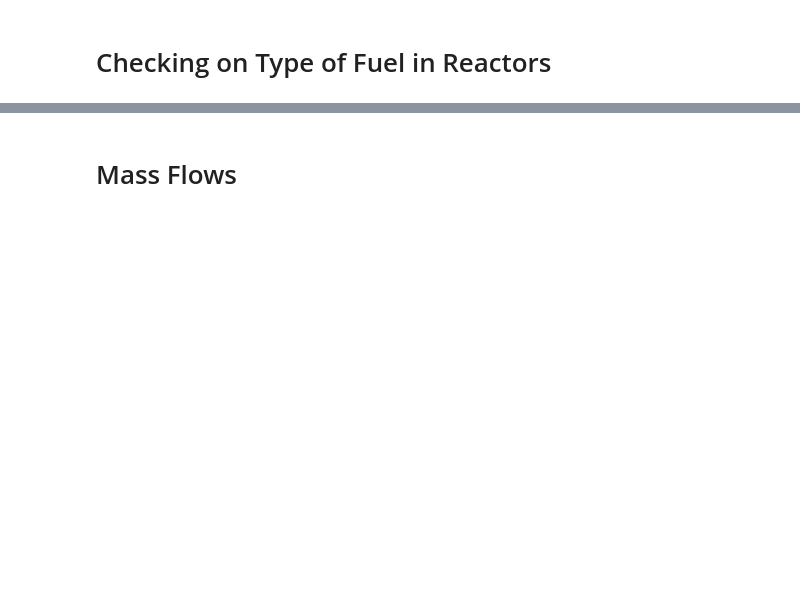
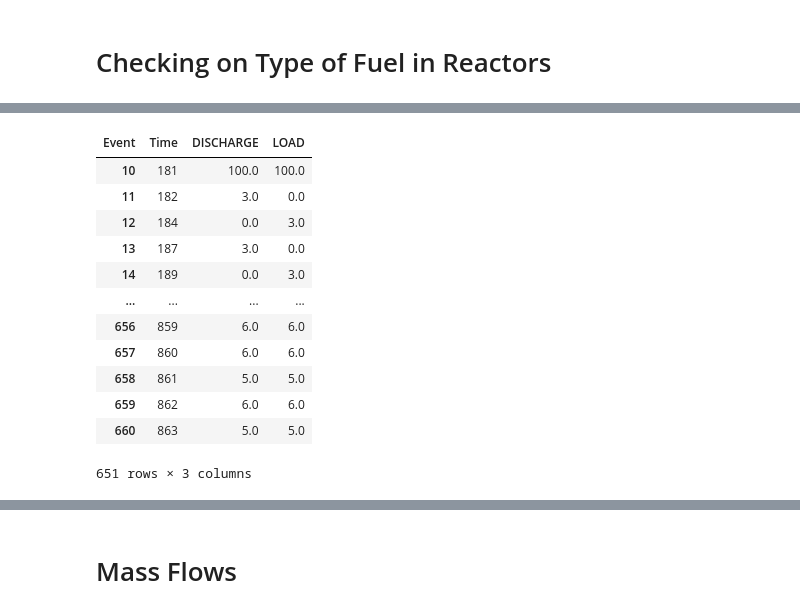
Before and after one commit to opotowsky/EG01_OPRA, a Jupyter notebook: testing_EG01.ipynb, the cells around one changed output, grey strips where cells are left out. Cells and saved outputs as stored; diff of their text form; code cells hidden in the pictures; blank space fills up the shorter version.

```diff
--- a/testing_EG01.ipynb
+++ b/testing_EG01.ipynb
@@ -107,0 +106,16 @@ f
+# %%
+assem_swap.loc[assem_swap['Time'] > 163]
+# %% [output]
+| Event | Time | DISCHARGE | LOAD |
+| 10 | 181 | 100.0 | 100.0 |
+| 11 | 182 | 3.0 | 0.0 |
+| 12 | 184 | 0.0 | 3.0 |
+| 13 | 187 | 3.0 | 0.0 |
+| 14 | 189 | 0.0 | 3.0 |
+| ... | ... | ... | ... |
+| 656 | 859 | 6.0 | 6.0 |
+| 657 | 860 | 6.0 | 6.0 |
+| 658 | 861 | 5.0 | 5.0 |
+| 659 | 862 | 6.0 | 6.0 |
+| 660 | 863 | 5.0 | 5.0 |
+651 rows × 3 columns
```
Also changed, not shown: parts of 10 cells of this notebook.
